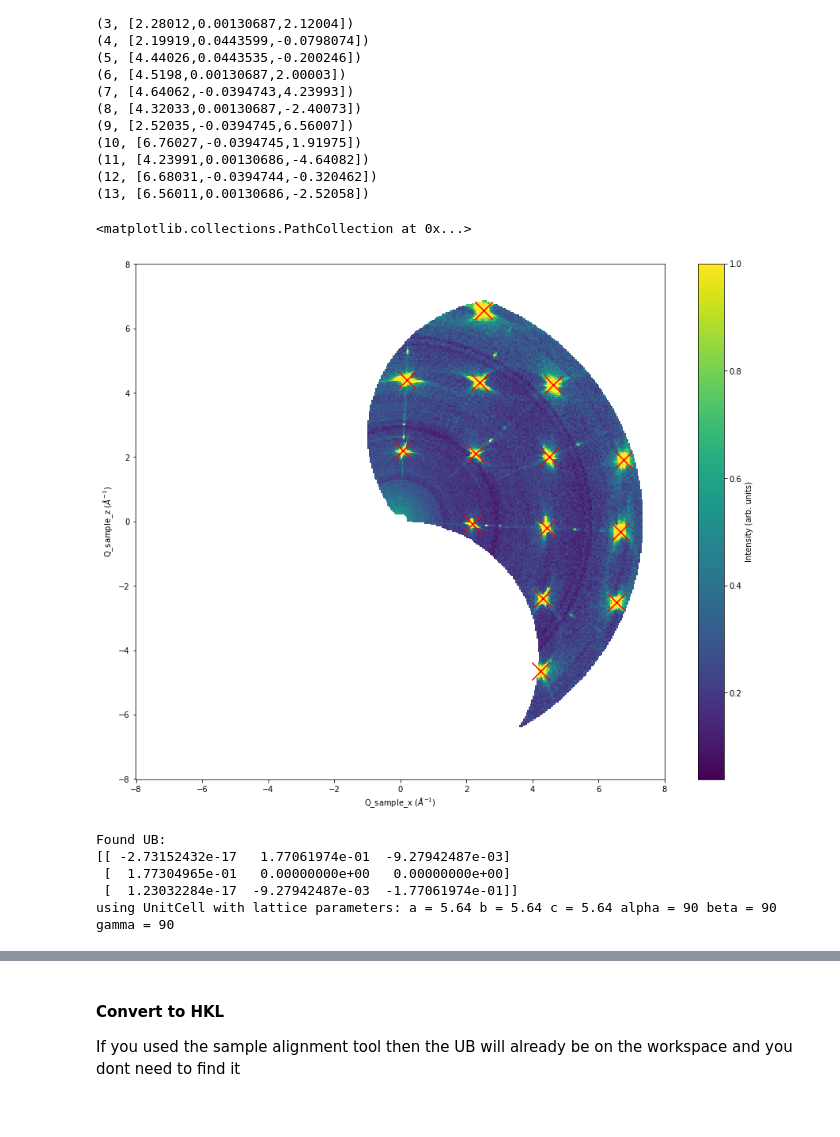
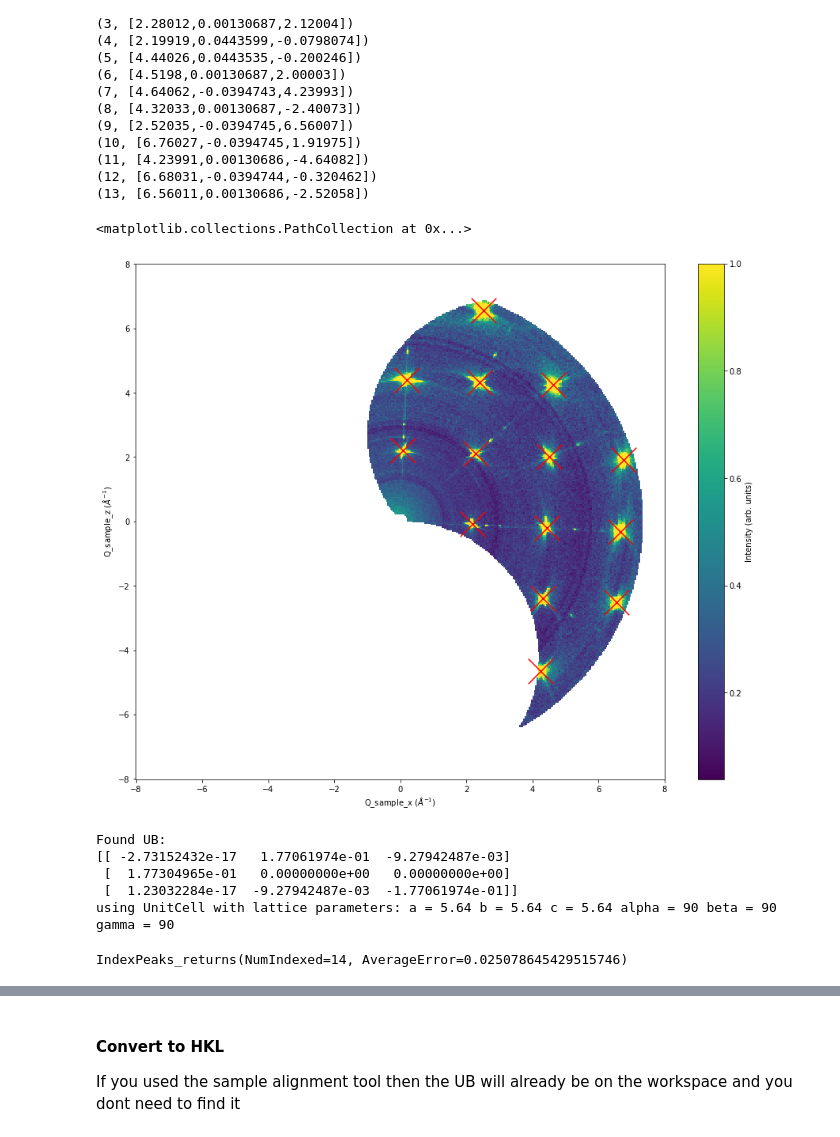
Before and after one commit to rosswhitfield/wand, a Jupyter notebook: notebooks/Single Crystal Reduction - NaCl.ipynb, the cells around one changed output, grey strips where cells are left out. Saved outputs shown, nothing was run; the diff lists cells and outputs as text; code cells hidden in the pictures.

```diff
--- a/notebooks/Single Crystal Reduction - NaCl.ipynb
+++ b/notebooks/Single Crystal Reduction - NaCl.ipynb
@@ -124,12 +124,12 @@ for n in range(peaks.getNumberPeaks()):
 # %%
 fig, ax = plt.subplots(subplot_kw={'projection':'mantid'})
 c = ax.pcolormesh(q_slice, vmax=1, cmap='viridis')
 cbar=fig.colorbar(c)
 cbar.set_label('Intensity (arb. units)')
-ax.scatter(peaks_x,peaks_z,marker='x',c='r',s=500)
+ax.scatter(peaks_x,peaks_z,marker='x',c='r',s=1000)
 # %% [output]
 <matplotlib.collections.PathCollection at 0x...>
-[figure, old version]
+[figure, new version]
 # %%
 FindUBUsingLatticeParameters(PeaksWorkspace='peaks',
                              a=5.64, b=5.64, c=5.64,
@@ -142,3 +142,7 @@ Found UB:
  [  1.77304965e-01   0.00000000e+00   0.00000000e+00]
  [  1.23032284e-17  -9.27942487e-03  -1.77061974e-01]]
 using UnitCell with lattice parameters: a = 5.64 b = 5.64 c = 5.64 alpha = 90 beta = 90 gamma = 90
+# %%
+IndexPeaks('peaks')
+# %% [output]
+IndexPeaks_returns(NumIndexed=14, AverageError=0.025078645429515746)
```
Also changed, not shown: parts of 7 cells of this notebook.
